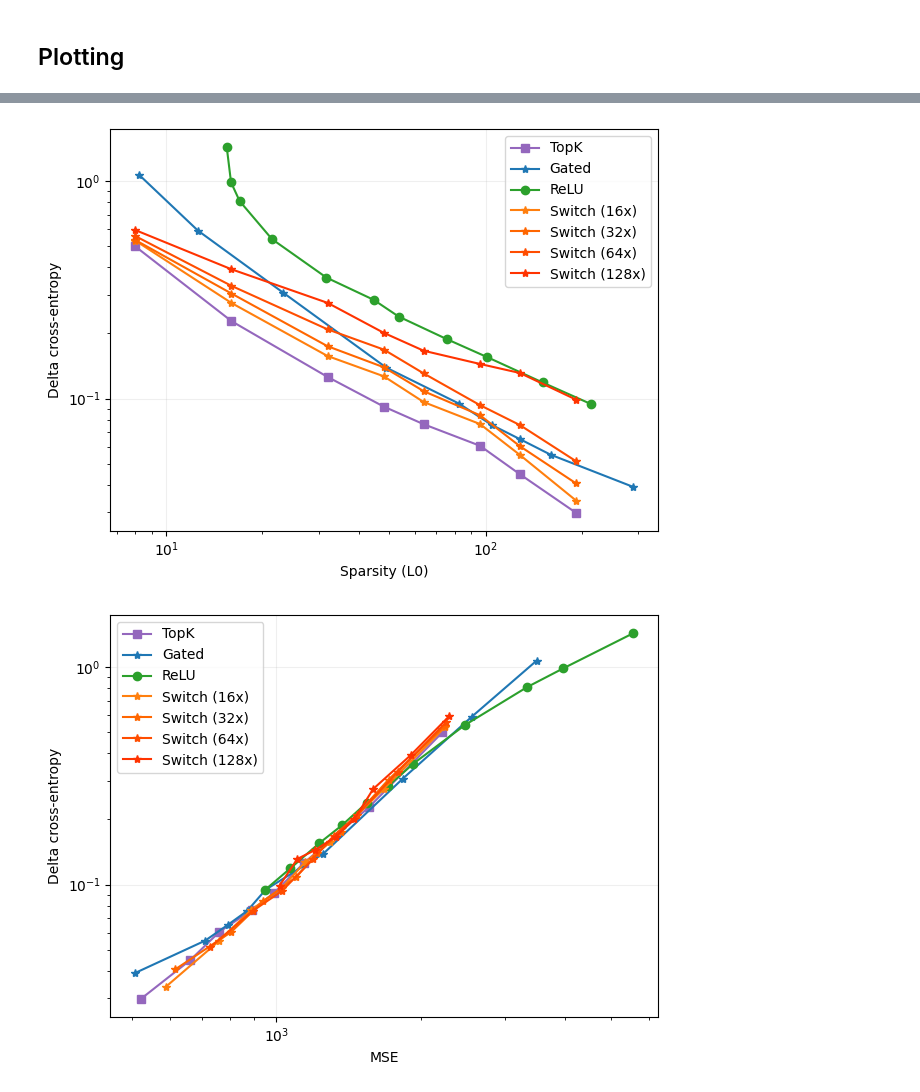
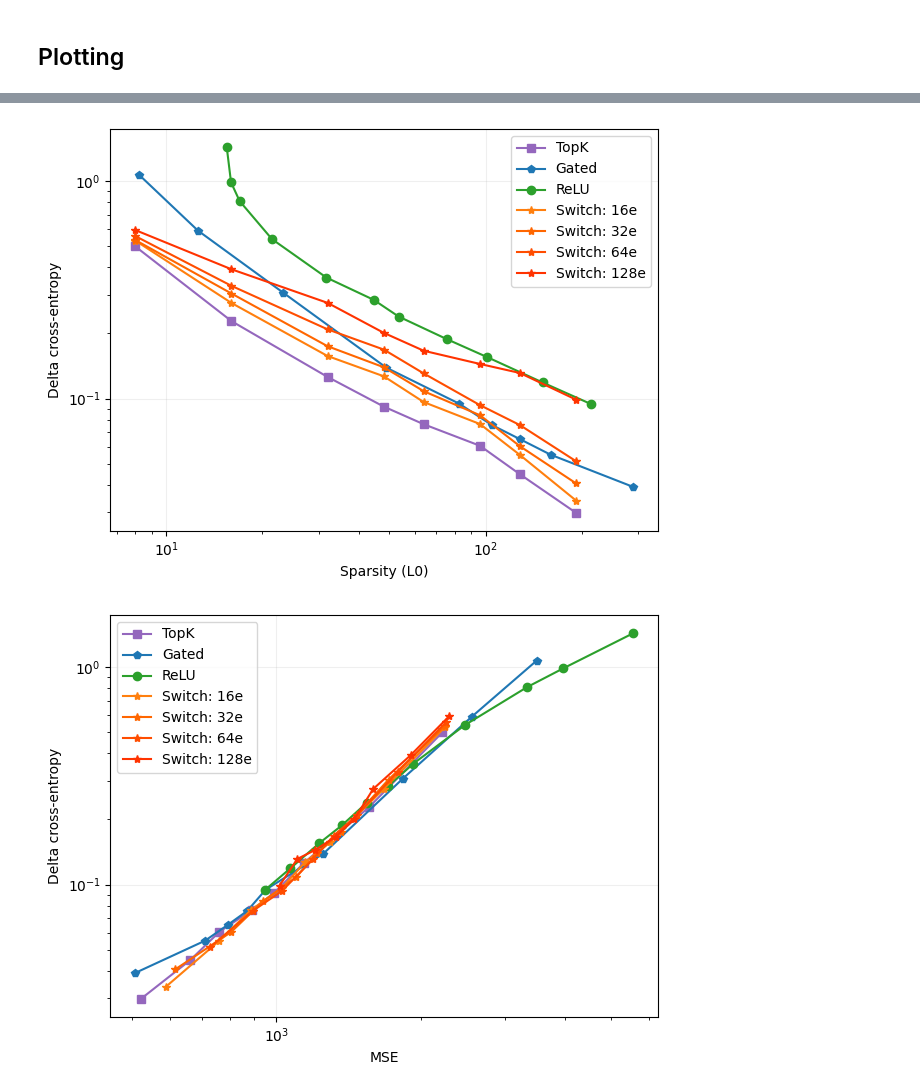
Before and after one commit to amudide/switch_sae, a Jupyter notebook: results/primary/primary.ipynb, the cells around one changed output, grey strips where cells are left out. Drawn from its saved outputs; the diff is of its cells as text; code cells hidden in the pictures.

```diff
--- a/results/primary/primary.ipynb
+++ b/results/primary/primary.ipynb
@@ -136,39 +136,39 @@ plt.show()
 # %%
 plt.plot(df_topk['l0'], df_topk['delta_ce'], label='TopK', marker='s', color='#9467bd')
-plt.plot(df_gated['l0'], df_gated['delta_ce'], label='Gated', marker='*', color='#1f77b4')
+plt.plot(df_gated['l0'], df_gated['delta_ce'], label='Gated', marker='p', color='#1f77b4')
 plt.plot(df_relu['l0'], df_relu['delta_ce'], label='ReLU', marker='o', color='#2ca02c')
 
-plt.plot(df_switch16['l0'], df_switch16['delta_ce'], label='Switch (16x)', marker='*', color='#ff7f0e')
-plt.plot(df_switch32['l0'], df_switch32['delta_ce'], label='Switch (32x)', marker='*', color='#ff6600')
-plt.plot(df_switch64['l0'], df_switch64['delta_ce'], label='Switch (64x)', marker='*', color='#ff4d00')
-plt.plot(df_switch128['l0'], df_switch128['delta_ce'], label='Switch (128x)', marker='*', color='#ff3300')
+plt.plot(df_switch16['l0'], df_switch16['delta_ce'], label='Switch: 16e', marker='*', color='#ff7f0e')
+plt.plot(df_switch32['l0'], df_switch32['delta_ce'], label='Switch: 32e', marker='*', color='#ff6600')
+plt.plot(df_switch64['l0'], df_switch64['delta_ce'], label='Switch: 64e', marker='*', color='#ff4d00')
+plt.plot(df_switch128['l0'], df_switch128['delta_ce'], label='Switch: 128e', marker='*', color='#ff3300')
 
 
 plt.xscale('log')
 plt.yscale('log')
 
 plt.xlabel("Sparsity (L0)")
 plt.ylabel("Delta cross-entropy")
 
 plt.legend()
 
 plt.grid(True, which="major", ls="-", alpha=0.2)
 
 
 plt.tight_layout()
 plt.savefig("l0_deltace.png")
 plt.show()
 # %% [output]
-[figure, old version]
+[figure, new version]
 # %%
 plt.plot(df_topk['mse_loss'], df_topk['delta_ce'], label='TopK', marker='s', color='#9467bd')
-plt.plot(df_gated['mse_loss'], df_gated['delta_ce'], label='Gated', marker='*', color='#1f77b4')
+plt.plot(df_gated['mse_loss'], df_gated['delta_ce'], label='Gated', marker='p', color='#1f77b4')
 plt.plot(df_relu['mse_loss'], df_relu['delta_ce'], label='ReLU', marker='o', color='#2ca02c')
 
-plt.plot(df_switch16['mse_loss'], df_switch16['delta_ce'], label='Switch (16x)', marker='*', color='#ff7f0e')
-plt.plot(df_switch32['mse_loss'], df_switch32['delta_ce'], label='Switch (32x)', marker='*', color='#ff6600')
-plt.plot(df_switch64['mse_loss'], df_switch64['delta_ce'], label='Switch (64x)', marker='*', color='#ff4d00')
-plt.plot(df_switch128['mse_loss'], df_switch128['delta_ce'], label='Switch (128x)', marker='*', color='#ff3300')
+plt.plot(df_switch16['mse_loss'], df_switch16['delta_ce'], label='Switch: 16e', marker='*', color='#ff7f0e')
+plt.plot(df_switch32['mse_loss'], df_switch32['delta_ce'], label='Switch: 32e', marker='*', color='#ff6600')
+plt.plot(df_switch64['mse_loss'], df_switch64['delta_ce'], label='Switch: 64e', marker='*', color='#ff4d00')
+plt.plot(df_switch128['mse_loss'], df_switch128['delta_ce'], label='Switch: 128e', marker='*', color='#ff3300')
 
 
 
@@ -187,4 +187,4 @@ plt.tight_layout()
 plt.savefig("mse_deltace.png")
 plt.show()
 # %% [output]
-[figure, old version]
+[figure, new version]
```
Also changed, not shown: parts of 2 cells of this notebook, 4 other files.
